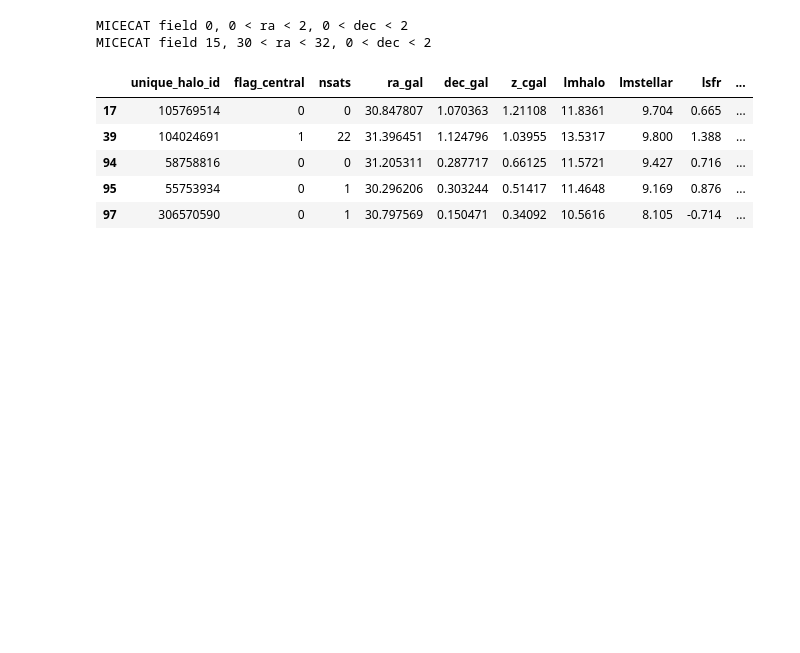
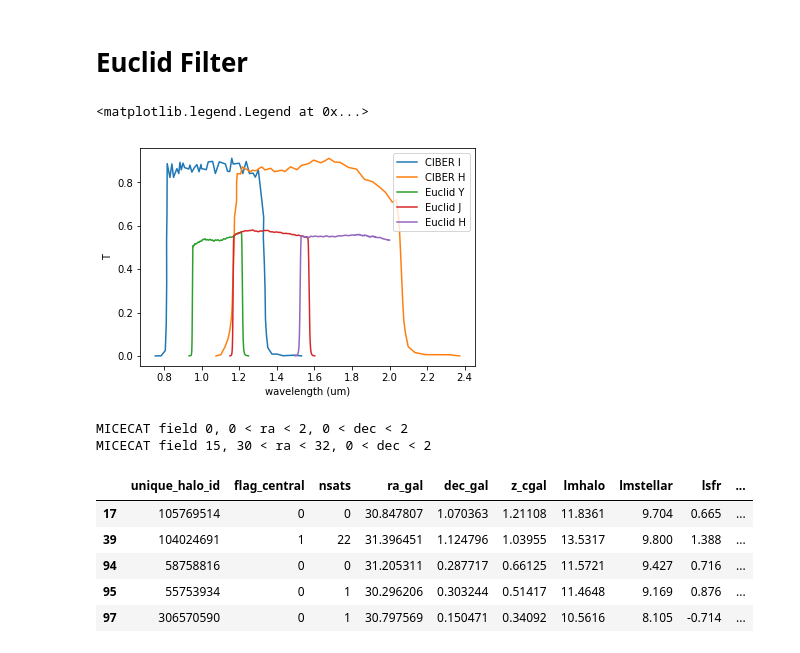
Before and after one commit to yuntingcheng/python_ciber, a Jupyter notebook: stack_modelfit/Untitled3.ipynb, the cells around one changed output. Cells and saved outputs as stored; diff of their text form; code cells hidden in the pictures; blank space fills up the shorter version.

```diff
--- a/stack_modelfit/Untitled3.ipynb
+++ b/stack_modelfit/Untitled3.ipynb
@@ -1,3 +31,20 @@
+# %% [markdown]
+# Euclid Filter
+# %%
+filtdir = '/Users/ytcheng/ciber/lephare/lephare_dev/filt/'
+
+for band in ['I','H']:
+    d = np.loadtxt(filtdir + 'ciber/' + band + '.pb',skiprows=1)
+    plt.plot(d[:,0]/1e4,d[:,1],label='CIBER '+band)
+for band in ['Y','J','H']:
+    d = np.loadtxt(filtdir + 'euclid/Euclid_NISP.' + band + '.pb',skiprows=0)
+    plt.plot(d[:,0]/1e4,d[:,1],label='Euclid '+band)
+plt.xlabel('wavelength (um)')
+plt.ylabel('T')
+plt.legend()
+# %% [output]
+<matplotlib.legend.Legend at 0x...>
+[figure, added]
 # %%
 from micecat import *
 
```
Also changed, not shown: parts of 4 cells of this notebook.
